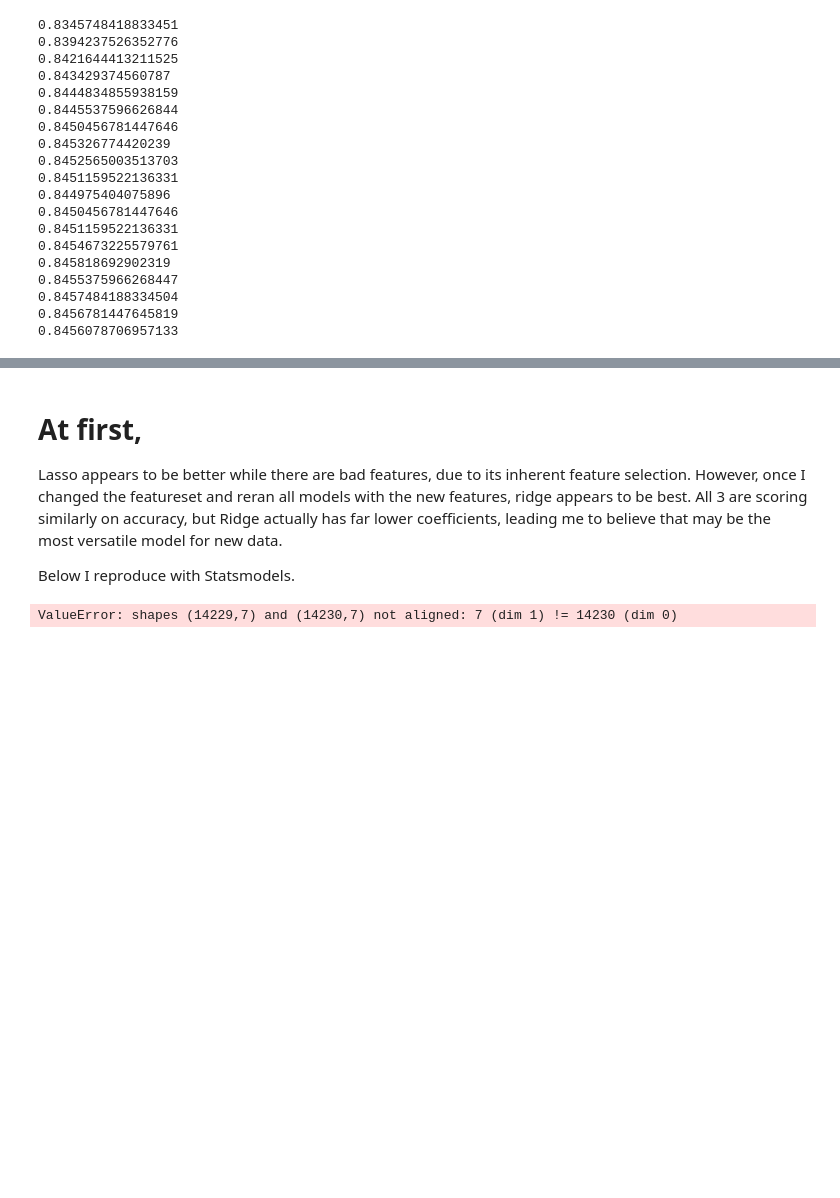
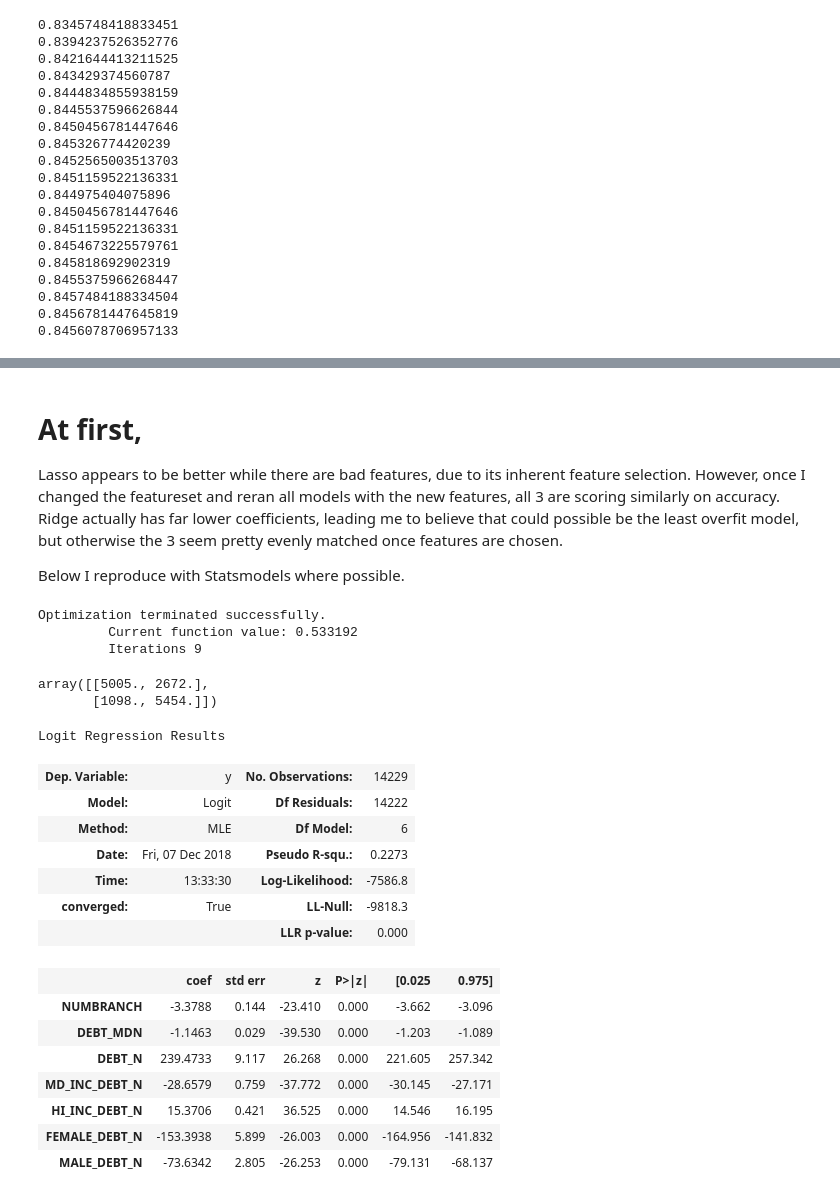
Before and after one commit to YunusBulut/dsprojects, a Jupyter notebook: AdvancedRegression/IsPublic.ipynb, the cells around one changed output, grey strips where cells are left out. Drawn from its saved outputs; the diff is of its cells as text; code cells hidden in the pictures; blank space fills up the shorter version.

Commit message:
Regression Challenge

```diff
--- a/AdvancedRegression/IsPublic.ipynb
+++ b/AdvancedRegression/IsPublic.ipynb
@@ -321,12 +320,39 @@ for C in range(1,22,4):
 # %% [markdown]
 # At first,
-Lasso appears to be better while there are bad features, due to its inherent feature selection. However, once I changed the featureset and reran all models with the new features, ridge appears to be best. All 3 are scoring similarly on accuracy, but Ridge actually has far lower coefficients, leading me to believe that may be the most versatile model for new data.
+Lasso appears to be better while there are bad features, due to its inherent feature selection. However, once I changed the featureset and reran all models with the new features, all 3 are scoring similarly on accuracy. Ridge actually has far lower coefficients, leading me to believe that could possible be the least overfit model, but otherwise the 3 seem pretty evenly matched once features are chosen.
 
-Below I reproduce with Statsmodels.
+Below I reproduce with Statsmodels where possible.
 # %%
-logit = sm.Logit(Ytrain, Xtrain)
-logit.score_obs(Xtest)
+import statsmodels as sm
+logit = sm.discrete.discrete_model.Logit(Ytrain, Xtrain)
+#logit.pred_table()
-# %% [output]
-ValueError: shapes (14229,7) and (14230,7) not aligned: 7 (dim 1) != 14230 (dim 0)
-# %%
-logit.fit().params
+# %%
+result = logit.fit()
+# %% [output]
+Optimization terminated successfully.
+         Current function value: 0.533192
+         Iterations 9
+# %%
+result.pred_table()
+# %% [output]
+array([[5005., 2672.],
+       [1098., 5454.]])
+# %%
+result.summary()
+# %% [output]
+Logit Regression Results
+| Dep. Variable: | y | No. Observations: | 14229 |
+| Model: | Logit | Df Residuals: | 14222 |
+| Method: | MLE | Df Model: | 6 |
+| Date: | Fri, 07 Dec 2018 | Pseudo R-squ.: | 0.2273 |
+| Time: | 13:33:30 | Log-Likelihood: | -7586.8 |
+| converged: | True | LL-Null: | -9818.3 |
+|  |  | LLR p-value: | 0.000 |
+|  | coef | std err | z | P>|z| | [0.025 | 0.975] |
+| NUMBRANCH | -3.3788 | 0.144 | -23.410 | 0.000 | -3.662 | -3.096 |
+| DEBT_MDN | -1.1463 | 0.029 | -39.530 | 0.000 | -1.203 | -1.089 |
+| DEBT_N | 239.4733 | 9.117 | 26.268 | 0.000 | 221.605 | 257.342 |
+| MD_INC_DEBT_N | -28.6579 | 0.759 | -37.772 | 0.000 | -30.145 | -27.171 |
+| HI_INC_DEBT_N | 15.3706 | 0.421 | 36.525 | 0.000 | 14.546 | 16.195 |
+| FEMALE_DEBT_N | -153.3938 | 5.899 | -26.003 | 0.000 | -164.956 | -141.832 |
+| MALE_DEBT_N | -73.6342 | 2.805 | -26.253 | 0.000 | -79.131 | -68.137 |
```
Also changed, not shown: parts of 10 cells of this notebook.
